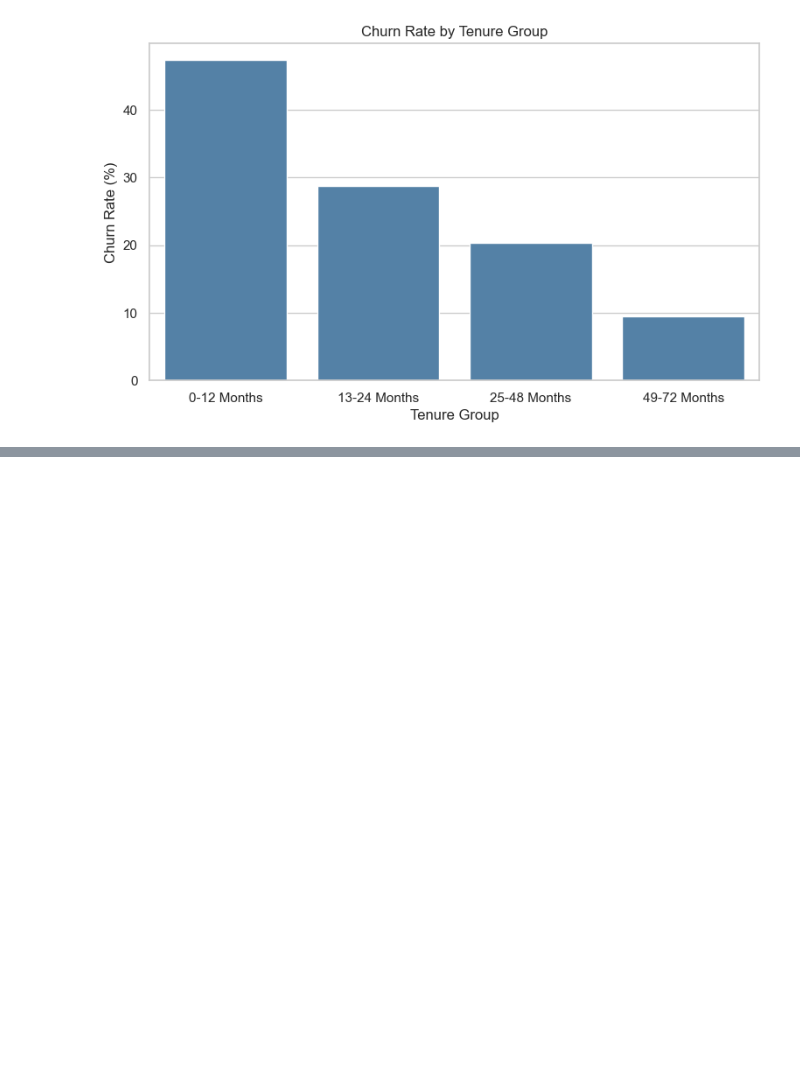
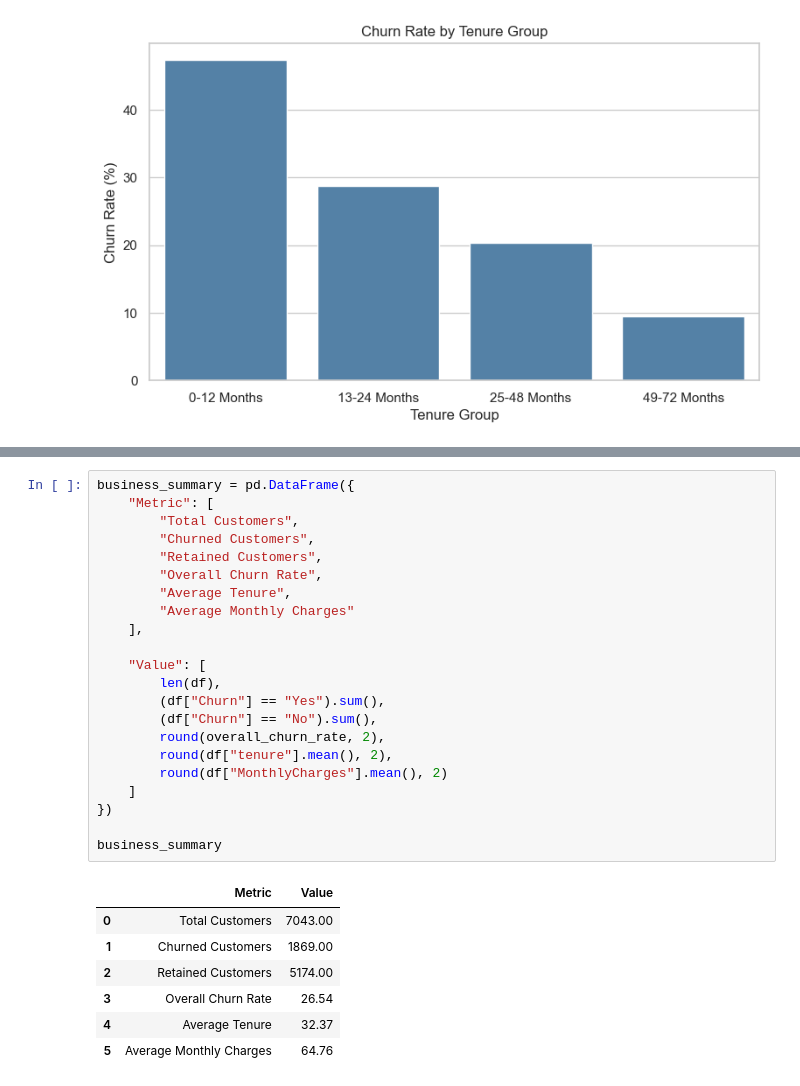
Before and after one commit to msmhtaghavi/customer-churn-prediction, a Jupyter notebook: notebooks/02_eda.ipynb, the cells around one changed output, grey strips where cells are left out. Saved outputs shown, nothing was run; the diff lists cells and outputs as text; blank space fills up the shorter version.

Commit message:
1. Complete EDA and document business insights

```diff
--- a/notebooks/02_eda.ipynb
+++ b/notebooks/02_eda.ipynb
@@ -562,0 +612,30 @@ plt.show()
+# %%
+business_summary = pd.DataFrame({
+    "Metric": [
+        "Total Customers",
+        "Churned Customers",
+        "Retained Customers",
+        "Overall Churn Rate",
+        "Average Tenure",
+        "Average Monthly Charges"
+    ],
+
+    "Value": [
+        len(df),
+        (df["Churn"] == "Yes").sum(),
+        (df["Churn"] == "No").sum(),
+        round(overall_churn_rate, 2),
+        round(df["tenure"].mean(), 2),
+        round(df["MonthlyCharges"].mean(), 2)
+    ]
+})
+
+business_summary
+# %% [output]
+|  | Metric | Value |
+| 0 | Total Customers | 7043.00 |
+| 1 | Churned Customers | 1869.00 |
+| 2 | Retained Customers | 5174.00 |
+| 3 | Overall Churn Rate | 26.54 |
+| 4 | Average Tenure | 32.37 |
+| 5 | Average Monthly Charges | 64.76 |
```
Also changed, not shown: parts of 2 cells of this notebook.
